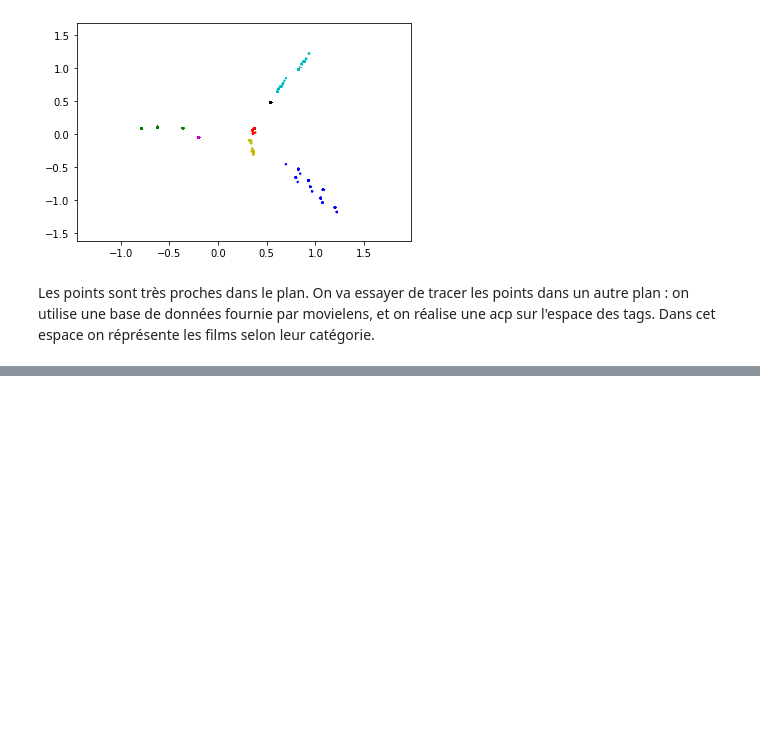
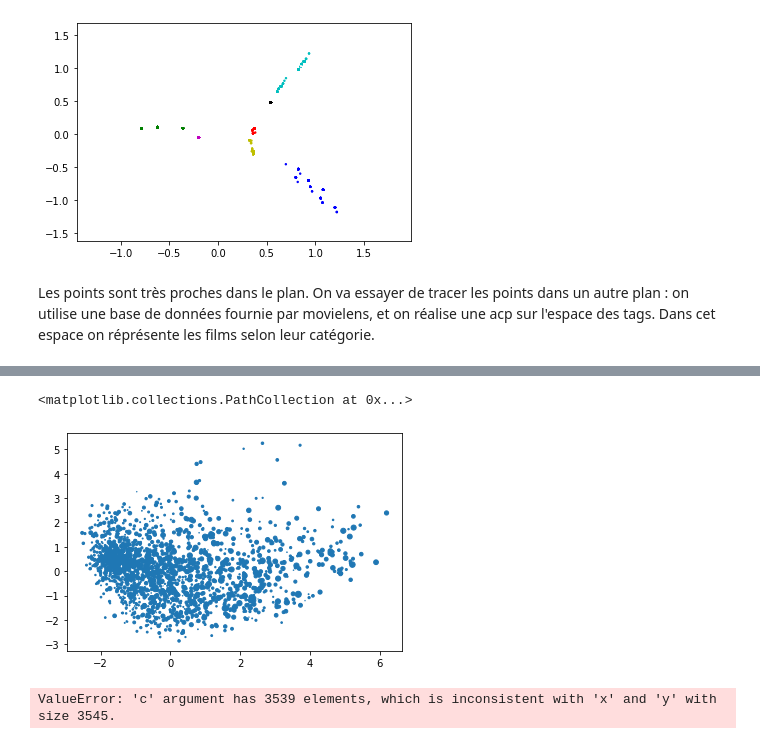
Before and after one commit to rthabut/Recommender-System, a Jupyter notebook: Étude base 1M Movie Lens - Etude des bases de données (1).ipynb, the cells around one changed output, grey strips where cells are left out. Saved outputs shown, nothing was run; the diff lists cells and outputs as text; code cells hidden in the pictures; blank space fills up the shorter version.

```diff
--- a/Étude base 1M Movie Lens - Etude des bases de données (1).ipynb
+++ b/Étude base 1M Movie Lens - Etude des bases de données (1).ipynb
@@ -612,0 +663,44 @@ Les points sont très proches dans le plan. On va essayer de tracer les points d
+# %%
+df=df.merge(index_movies,on='MovieID',how='inner')
+# %%
+df_new=df.copy()
+for i in range (0,len(Genre)):
+    del df_new[Genre[i]]
+df_new['Nombre clusters']=df['Cluster War']
+for i in range (1,len(Cluster)):
+    df_new['Nombre clusters']+=df_new[Cluster[i]]
+# %%
+#On crée une liste catégorie qui donne pour chaque point son cluster.
+#On va dire que si un film est dans plusieurs clusters, il est tracé en blanc.
+index_color=df_new['Nombre clusters']==1
+df_color=df_new[index_color].copy()
+df_color['Color']=df_color['Cluster War']
+for i in range(1,len(Cluster)):
+    df_color['Color']+=df[Cluster[i]]*(i+1)
+df_new['color']=0
+df_new['color'][index_color]=df_color['Color']
+categories=df_new['color'].to_numpy()
+# %%
+x=[]
+y=[]
+z=[]
+for i in range(0,len(coord)):
+    x.append(coord[i][0])
+    y.append(coord[i][1])
+    z.append(coord[i][2]*10)
+plt.scatter(x,y,z)
+# %% [output]
+<matplotlib.collections.PathCollection at 0x...>
+[figure, added]
+# %%
+colormap = np.array(['w', 'r', 'b','y','c','g','m','k'])
+x=[]
+y=[]
+z=[]
+for i in range (0,len(coord)):
+    x.append(coord[i][0])
+    y.append(coord[i][1])
+    z.append(coord[i][2])
+plt.scatter(x,y,s=2,c=colormap[categories])
+# %% [output]
+ValueError: 'c' argument has 3539 elements, which is inconsistent with 'x' and 'y' with size 3545.
```
Also changed, not shown: parts of 13 cells of this notebook.
